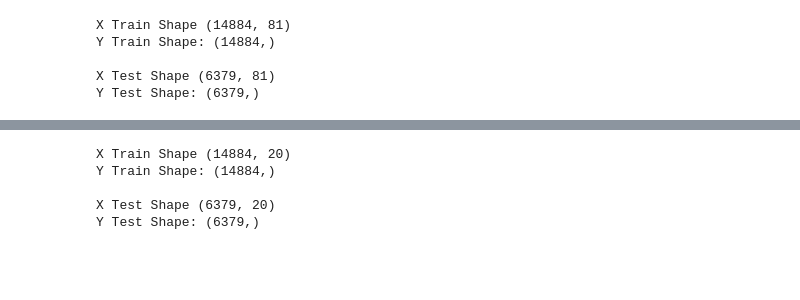
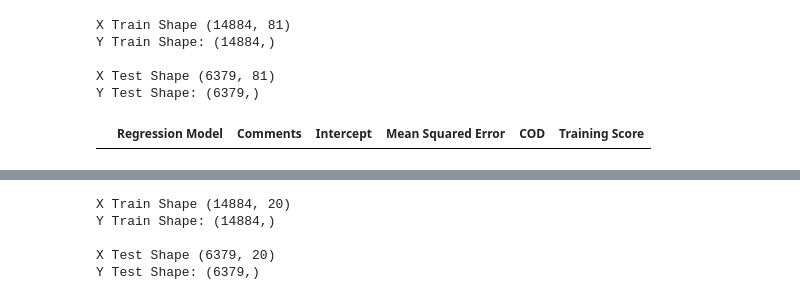
Before and after one commit to Zhiyang823/csci316-grp-a1, a Jupyter notebook: Grp5(T03_Assignment_1.ipynb, the cells around one changed output, grey strips where cells are left out. Saved outputs shown, nothing was run; the diff lists cells and outputs as text; code cells hidden in the pictures; blank space fills up the shorter version.

```diff
--- a/Grp5(T03_Assignment_1.ipynb
+++ b/Grp5(T03_Assignment_1.ipynb
@@ -112,6 +114,13 @@ Y Train Shape: (14884,)
 
 X Test Shape (6379, 81)
 Y Test Shape: (6379,)
+# %%
+# Create a dataframe to hold the results
+
+res_df = pd.DataFrame(columns=['Regression Model', 'Comments', 'Intercept','Mean Squared Error', 'COD', 'Training Score'])
+res_df
+# %% [output]
+|  | Regression Model | Comments | Intercept | Mean Squared Error | COD | Training Score |
 # %%
 # Create a helper function that is able to fit and train model
 
```
Also changed, not shown: parts of 12 cells of this notebook.
